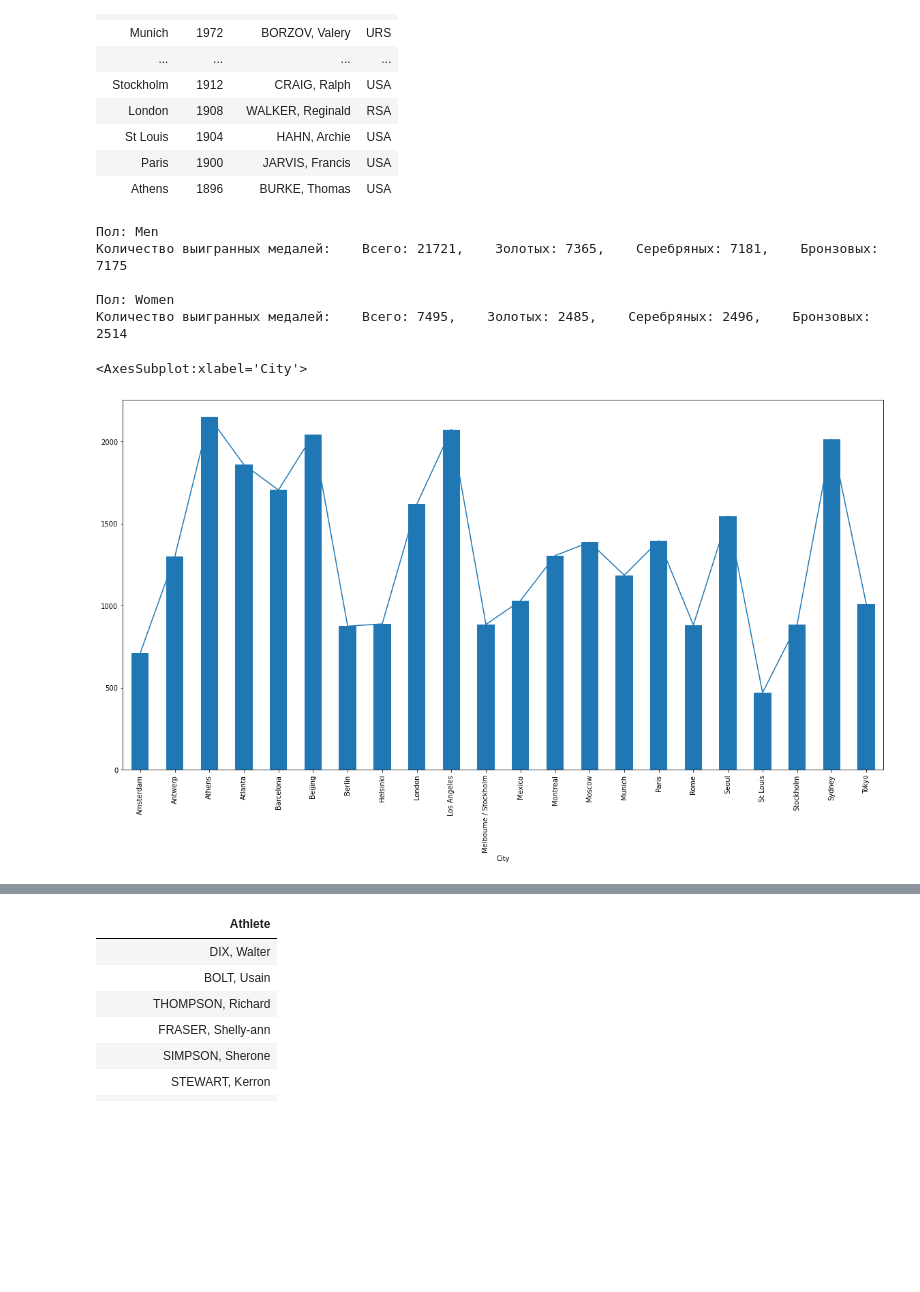
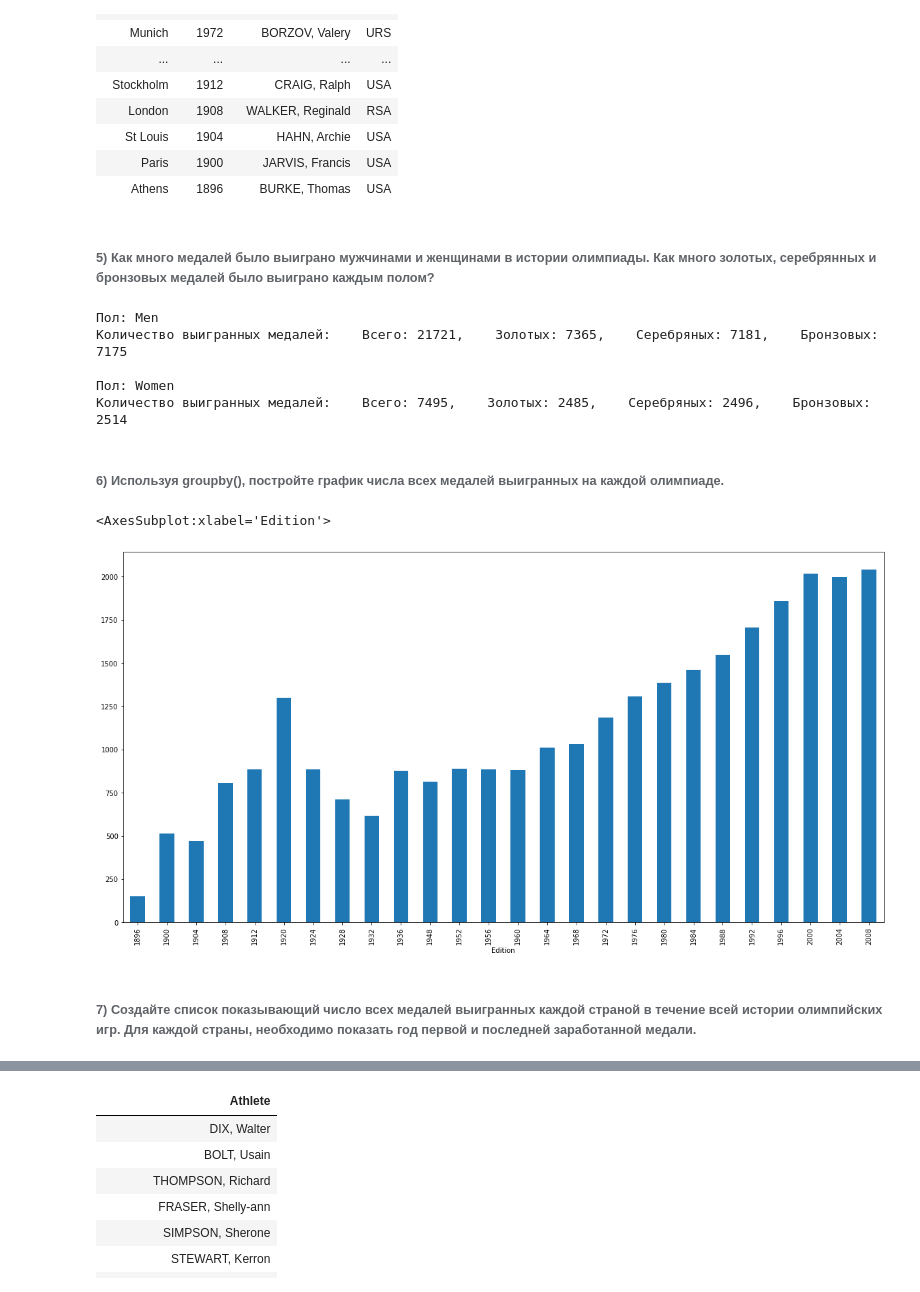
Before and after one commit to smolin8033/EPAM-Python-Intermediate-Lab, a Jupyter notebook: hw1_pandas/hw_1_olimpic_medals.ipynb, the cells around one changed output, grey strips where cells are left out. Cells and saved outputs as stored; diff of their text form; code cells hidden in the pictures; blank space fills up the shorter version.

```diff
--- a/hw1_pandas/hw_1_olimpic_medals.ipynb
+++ b/hw1_pandas/hw_1_olimpic_medals.ipynb
@@ -50,4 +49,6 @@ dataframe[['City', 'Edition', 'Athlete', 'NOC']].style.hide(axis='index')
 | St Louis | 1904 | HAHN, Archie | USA |
 | Paris | 1900 | JARVIS, Francis | USA |
 | Athens | 1896 | BURKE, Thomas | USA |
+# %% [markdown]
+###### 5) Как много медалей было выиграно мужчинами и женщинами в истории олимпиады. Как много золотых, серебрянных и бронзовых медалей было выиграно каждым полом?
 # %%
@@ -67,14 +65,14 @@ for value, group in df.groupby('Gender'):
 
 Пол: Women
 Количество выигранных медалей:    Всего: 7495,    Золотых: 2485,    Серебряных: 2496,    Бронзовых: 2514
+# %% [markdown]
+###### 6) Используя groupby(), постройте график числа всех медалей выигранных на каждой олимпиаде.
 # %%
-# 6) Используя groupby(), постройте график числа всех медалей выигранных на каждой олимпиаде.
-
-
-dataframe = df.groupby('City').size()
-dataframe.plot(figsize=(20, 10))  # не могу сообразить, как показать все города на оси
-dataframe.plot(kind='bar')  # если делаю как диаграмму, показывает
+dataframe = df.groupby('Edition').size()
+dataframe.plot(figsize=(20, 10), kind='bar')
 # %% [output]
-<AxesSubplot:xlabel='City'>
+<AxesSubplot:xlabel='Edition'>
-[figure, old version]
+[figure, new version]
+# %% [markdown]
+###### 7) Создайте список показывающий число всех медалей выигранных каждой страной в течение всей истории олимпийских игр. Для каждой страны, необходимо показать год первой и последней заработанной медали.
 # %%
```
Also changed, not shown: parts of 20 cells of this notebook.
